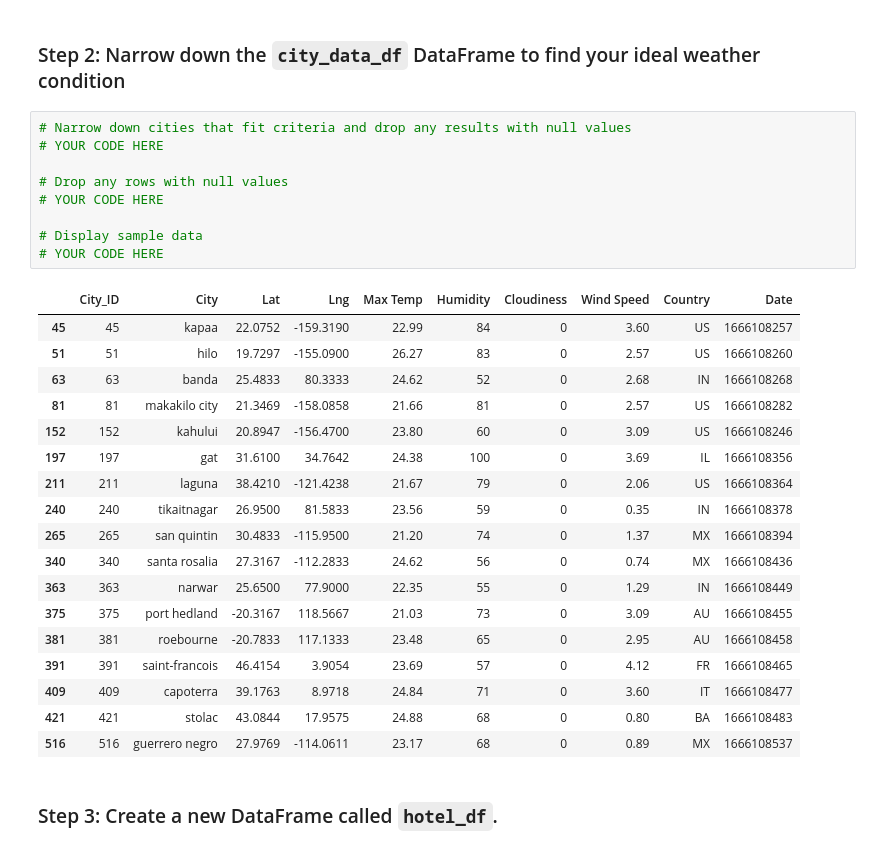
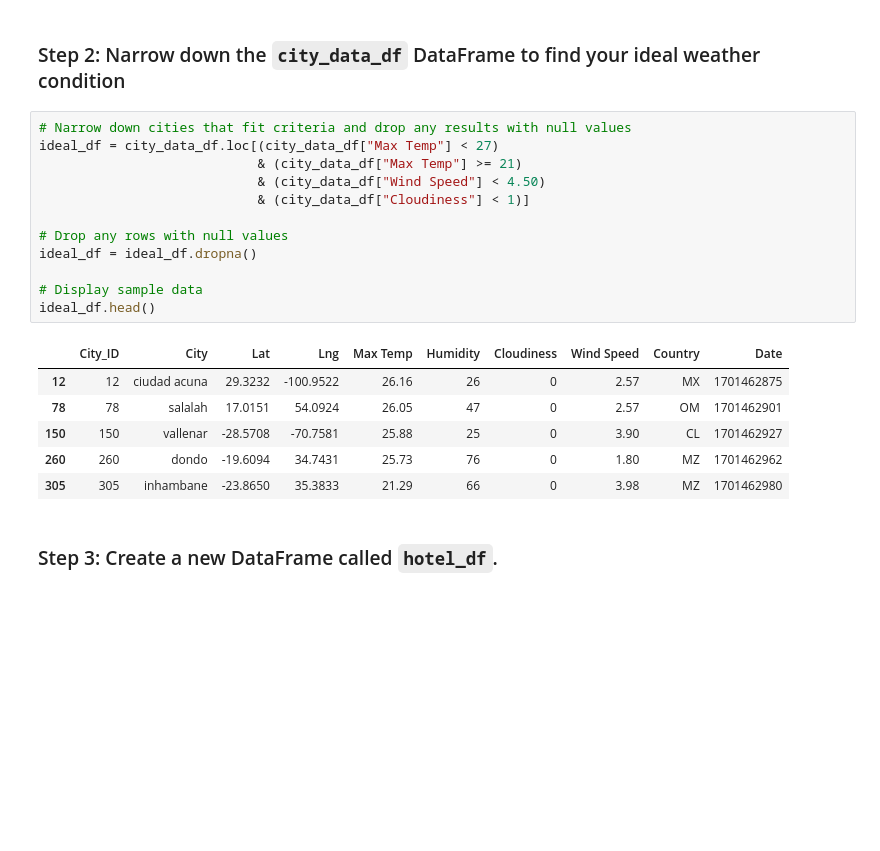
Before and after one commit to tomwildun/python-api-challenge, a Jupyter notebook: WeatherPy/VacationPy.ipynb, the cells around one changed output. Drawn from its saved outputs; the diff is of its cells as text; blank space fills up the shorter version.

```diff
--- a/WeatherPy/VacationPy.ipynb
+++ b/WeatherPy/VacationPy.ipynb
@@ -40,32 +55,23 @@ FileNotFoundError: [Errno 2] No such file or directory: 'output_data/cities.csv'
 ### Step 2: Narrow down the `city_data_df` DataFrame to find your ideal weather condition
 # %%
 # Narrow down cities that fit criteria and drop any results with null values
-# YOUR CODE HERE
+ideal_df = city_data_df.loc[(city_data_df["Max Temp"] < 27)
+                            & (city_data_df["Max Temp"] >= 21)
+                            & (city_data_df["Wind Speed"] < 4.50)
+                            & (city_data_df["Cloudiness"] < 1)]
 
 # Drop any rows with null values
-# YOUR CODE HERE
+ideal_df = ideal_df.dropna()
 
 # Display sample data
-# YOUR CODE HERE
+ideal_df.head()
 # %% [output]
 |  | City_ID | City | Lat | Lng | Max Temp | Humidity | Cloudiness | Wind Speed | Country | Date |
-| 45 | 45 | kapaa | 22.0752 | -159.3190 | 22.99 | 84 | 0 | 3.60 | US | 1666108257 |
-| 51 | 51 | hilo | 19.7297 | -155.0900 | 26.27 | 83 | 0 | 2.57 | US | 1666108260 |
-| 63 | 63 | banda | 25.4833 | 80.3333 | 24.62 | 52 | 0 | 2.68 | IN | 1666108268 |
-| 81 | 81 | makakilo city | 21.3469 | -158.0858 | 21.66 | 81 | 0 | 2.57 | US | 1666108282 |
-| 152 | 152 | kahului | 20.8947 | -156.4700 | 23.80 | 60 | 0 | 3.09 | US | 1666108246 |
-| 197 | 197 | gat | 31.6100 | 34.7642 | 24.38 | 100 | 0 | 3.69 | IL | 1666108356 |
-| 211 | 211 | laguna | 38.4210 | -121.4238 | 21.67 | 79 | 0 | 2.06 | US | 1666108364 |
-| 240 | 240 | tikaitnagar | 26.9500 | 81.5833 | 23.56 | 59 | 0 | 0.35 | IN | 1666108378 |
-| 265 | 265 | san quintin | 30.4833 | -115.9500 | 21.20 | 74 | 0 | 1.37 | MX | 1666108394 |
-| 340 | 340 | santa rosalia | 27.3167 | -112.2833 | 24.62 | 56 | 0 | 0.74 | MX | 1666108436 |
-| 363 | 363 | narwar | 25.6500 | 77.9000 | 22.35 | 55 | 0 | 1.29 | IN | 1666108449 |
-| 375 | 375 | port hedland | -20.3167 | 118.5667 | 21.03 | 73 | 0 | 3.09 | AU | 1666108455 |
-| 381 | 381 | roebourne | -20.7833 | 117.1333 | 23.48 | 65 | 0 | 2.95 | AU | 1666108458 |
-| 391 | 391 | saint-francois | 46.4154 | 3.9054 | 23.69 | 57 | 0 | 4.12 | FR | 1666108465 |
-| 409 | 409 | capoterra | 39.1763 | 8.9718 | 24.84 | 71 | 0 | 3.60 | IT | 1666108477 |
-| 421 | 421 | stolac | 43.0844 | 17.9575 | 24.88 | 68 | 0 | 0.80 | BA | 1666108483 |
-| 516 | 516 | guerrero negro | 27.9769 | -114.0611 | 23.17 | 68 | 0 | 0.89 | MX | 1666108537 |
+| 12 | 12 | ciudad acuna | 29.3232 | -100.9522 | 26.16 | 26 | 0 | 2.57 | MX | 1701462875 |
+| 78 | 78 | salalah | 17.0151 | 54.0924 | 26.05 | 47 | 0 | 2.57 | OM | 1701462901 |
+| 150 | 150 | vallenar | -28.5708 | -70.7581 | 25.88 | 25 | 0 | 3.90 | CL | 1701462927 |
+| 260 | 260 | dondo | -19.6094 | 34.7431 | 25.73 | 76 | 0 | 1.80 | MZ | 1701462962 |
+| 305 | 305 | inhambane | -23.8650 | 35.3833 | 21.29 | 66 | 0 | 3.98 | MZ | 1701462980 |
 # %% [markdown]
 ### Step 3: Create a new DataFrame called `hotel_df`.
 # %%
```
Also changed, not shown: parts of 7 cells of this notebook, 7 other files.
